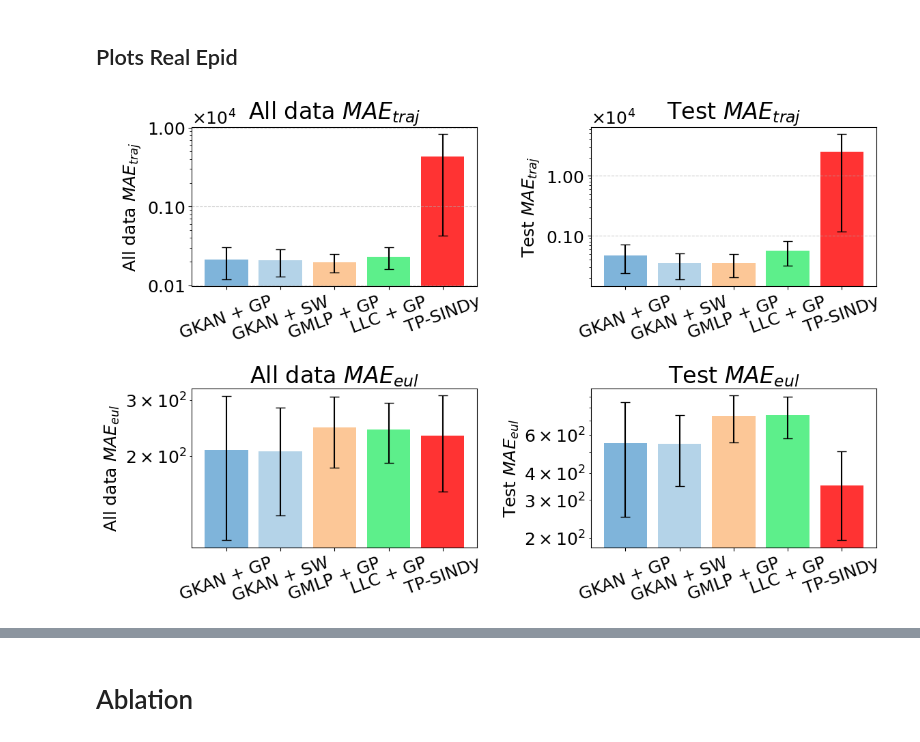
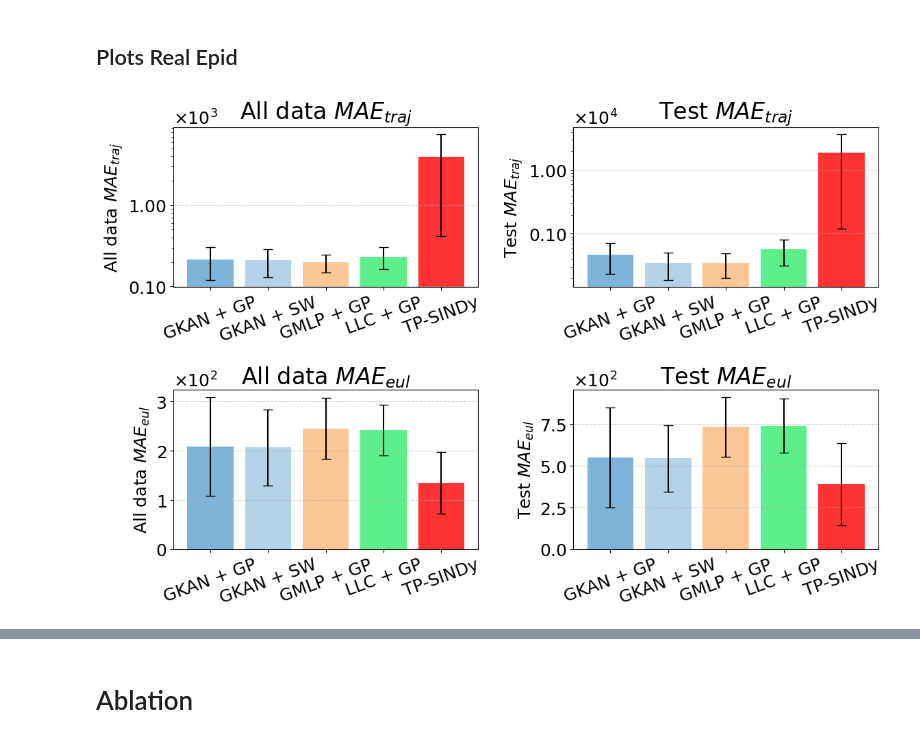
Before and after one commit to riccardocappi/Kan-for-Interpretable-Graph-Dynamics, a Jupyter notebook: plots.ipynb, the cells around one changed output, grey strips where cells are left out. Saved outputs shown, nothing was run; the diff lists cells and outputs as text; code cells hidden in the pictures.

Commit message:
Fixed TP-SINDy results

```diff
--- a/plots.ipynb
+++ b/plots.ipynb
@@ -538,8 +549,10 @@ set_pytorch_seed(0)
 from post_processing_real_epid import get_scaler
 
 def eval_real_epid_int(data, countries_dict, build_symb_model, inferred_coeffs, scaler=None, use_euler=False, tr_perc = 0.8,
-                       device='cuda:0'):
+                       mask = None, device='cuda:0'):
     y_true = data[0].y.detach().cpu().numpy()
+    if mask is not None:
+        y_true = y_true[:, mask, :]
     y_pred = np.zeros_like(y_true)
 
     for country_name, node_idx in countries_dict.items():
@@ -559,6 +572,8 @@ def eval_real_epid_int(data, countries_dict, build_symb_model, inferred_coeffs,
 
         try:
             pred = symb_model(data_0).detach().cpu().numpy()
+            if mask is not None:
+                pred = pred[:, mask, :]
         except AssertionError:
             print("Failed")
             continue
@@ -581,7 +596,7 @@ def eval_real_epid_int(data, countries_dict, build_symb_model, inferred_coeffs,
 
 
 def eval_real_epid_journal(data, countries_dict, build_symb_model, inferred_coeffs, tr_perc = 0.8, step_size=1.0, scaler = None,
-                           device='cpu'):
+                           device='cpu', mask=None):
     def get_dxdt_pred(data, symb_model):
         dxdt_pred = []
         for snapshot in data:
@@ -610,6 +625,8 @@ def eval_real_epid_journal(data, countries_dict, build_symb_model, inferred_coef
         x0 = scaler.transform(x0)
     x0 = x0.to(device)
     y_true = torch.stack([d.x for d in data], dim=0).detach().cpu().numpy()
+    if mask is not None:
+        y_true = y_true[:, mask, :]
     y_pred = np.zeros_like(y_true)
 
     for country_name, node_idx in countries_dict.items():
@@ -619,6 +636,8 @@ def eval_real_epid_journal(data, countries_dict, build_symb_model, inferred_coef
         dxdt_pred = get_dxdt_pred(data, symb_model)
         out = sum_over_dxdt(dxdt_pred)
         pred = integrate(out, x0).detach().cpu().numpy()
+        if mask is not None:
+            pred = pred[:, mask, :]
         y_pred[:, node_idx, :] = pred[:, node_idx, :]
 
     if scaler is not None:
@@ -1187,8 +1223,7 @@ all_res_h1n1_eul = {}
 # %% [markdown]
 ### TSS 2
 # %%
-inf_coeff_h1n1 = pd.read_csv("./saved_models_optuna/tss/real_epid_covid/Inferred_coefficients_H1N1.csv").values
-
+inf_coeff_h1n1 = pd.read_csv("./saved_models_optuna/tss/real_epid_covid/inf_coeffs_all_h1n1.csv").values
 
 y_true_tss, y_pred_tss, y_true_val_tss, y_pred_val_tss = eval_real_epid_int(
     data = real_epid_h1n1,
@@ -1206,10 +1241,11 @@ for country, node_idx in countries_dict.items():
         node_index=node_idx,
         show=False,
         title = country,
-        save_path="./saved_models_optuna/tss/real_epid_covid/orig_csv/figures_h1n1"
+        save_path="./saved_models_optuna/tss/real_epid_covid/figures_h1n1"
     )
 
 print("Journal Integration\n")
+inf_coeff_h1n1 = pd.read_csv("./saved_models_optuna/tss/real_epid_covid/inf_coeffs_test_h1n1.csv").values
 
 y_true_tss_jrn, y_pred_tss_jrn, y_true_val_tss_jrn, y_pred_val_tss_jrn = eval_real_epid_journal(
     data = data_real_epid_orig_h1n1,
@@ -1228,7 +1264,7 @@ for country, node_idx in countries_dict.items():
         node_index=node_idx,
         show=False,
         title = country,
-        save_path="./saved_models_optuna/tss/real_epid_covid/orig_csv/figures_h1n1_journal"
+        save_path="./saved_models_optuna/tss/real_epid_covid/figures_h1n1_journal"
     )
 
 all_res_h1n1_traj["TP-SINDy"] = (y_pred_tss.copy(), "red")
@@ -1513,8 +1549,7 @@ all_res_sars_eul = {}
 # %% [markdown]
 ### TSS2
 # %%
-inf_coeff_sars = pd.read_csv("./saved_models_optuna/tss/real_epid_covid/Inferred_coefficients_Sars.csv").values
-
+inf_coeff_sars = pd.read_csv("./saved_models_optuna/tss/real_epid_covid/inf_coeffs_all_sars.csv").values
 
 y_true_tss, y_pred_tss, y_true_val_tss, y_pred_val_tss = eval_real_epid_int(
     data = real_epid_sars,
@@ -1532,11 +1567,11 @@ for country, node_idx in countries_dict.items():
         node_index=node_idx,
         show=False,
         title = country,
-        save_path="./saved_models_optuna/tss/real_epid_covid/orig_csv/figures_sars"
+        save_path="./saved_models_optuna/tss/real_epid_covid/figures_sars"
     )
 
 print("Journal Integration\n")
-
+inf_coeff_sars = pd.read_csv("./saved_models_optuna/tss/real_epid_covid/inf_coeffs_test_sars.csv").values
 
 y_true_tss_jrn, y_pred_tss_jrn, y_true_val_tss_jrn, y_pred_val_tss_jrn = eval_real_epid_journal(
     data = data_real_epid_orig_sars,
@@ -1555,7 +1590,7 @@ for country, node_idx in countries_dict.items():
         node_index=node_idx,
         show=False,
         title = country,
-        save_path="./saved_models_optuna/tss/real_epid_covid/orig_csv/figures_sars_journal"
+        save_path="./saved_models_optuna/tss/real_epid_covid/figures_sars_journal"
     )
 
 all_res_sars_traj["TP-SINDy"] = (y_pred_tss.copy(), "red")
@@ -1891,28 +1926,28 @@ tables = {
         "GKAN + SW": [367.49, 132.31, 126.67],
         "GMLP + GP": [295.48, 165.40, 130.71],
         "LLC + GP": [371.19, 168.82, 156.94],
-        "TP-SINDy": [12133.45, 685.92, 182.75]
+        "TP-SINDy": [10951.21, 718.15, 125.92]
     },
     r"Test $MAE_{traj}$": {
         "GKAN + GP": [950.60, 220.84, 251.79],
         "GKAN + SW": [669.22, 208.47, 171.97],
         "GMLP + GP": [640.31, 210.56, 193.83],
         "LLC + GP": [991.14, 567.99, 137.49],
-        "TP-SINDy": [72641.24, 2052.48, 308.68]
+        "TP-SINDy": [54085.02, 2220.90, 209.77]
     },
     r"All data $MAE_{eul}$": {
         "GKAN + GP": [409.23, 121.04, 96.35],
         "GKAN + SW": [361.22, 127.59, 131.77],
         "GMLP + GP": [334.75, 275.66, 125.98],
         "LLC + GP": [334.60, 236.02, 154.96],
-        "TP-SINDy": [345.18, 82.88, 268.52]
+        "TP-SINDy": [258.57, 82.75, 63.02]
     },
     r"Test $MAE_{eul}$": {
         "GKAN + GP": [1148.67, 270.92, 230.18],
         "GKAN + SW": [939.89, 317.63, 377.44],
         "GMLP + GP": [978.90, 838.70, 383.81],
         "LLC + GP": [1049.91, 677.13, 495.01],
-        "TP-SINDy": [626.85, 93.73, 327.83],
+        "TP-SINDy": [881.39, 202.74, 88.49],
     },
 }
 models = list(next(iter(tables.values())).keys())
@@ -1924,33 +1959,34 @@ axes = axes.flatten()
 
 for i, (title, data) in enumerate(tables.items()):
     ax = axes[i]
 
     means = []
     errors = []
     for model in models:
         values = np.array(data[model])
         mean_val = np.mean(values)
         std_error = np.std(values, ddof=1) / np.sqrt(len(values))  # standard error
         means.append(mean_val)
         errors.append(std_error)
 
     x = np.arange(len(models))
     ax.bar(x, means, yerr=errors, capsize=5, color=colors, alpha=0.8)
     ax.set_xticks(x)
     ax.set_xticklabels(models, rotation=20)
     ax.set_ylabel(title)
-    ax.set_yscale("log")
+    if i < 2:
+        ax.set_yscale("log")
 
     ax.yaxis.set_major_formatter(ScalarFormatter(useMathText=True))
     ax.ticklabel_format(style="sci", axis="y", scilimits=(0,0))
 
     ax.set_title(f"{title}")
     ax.grid(axis="y", linestyle="--", alpha=0.6)
 
 
 
 plt.tight_layout()
 plt.show()
 # %% [output]
-[figure, old version]
+[figure, new version]
 # %%
```
Also changed, not shown: parts of 12 cells of this notebook, 13 other files.
